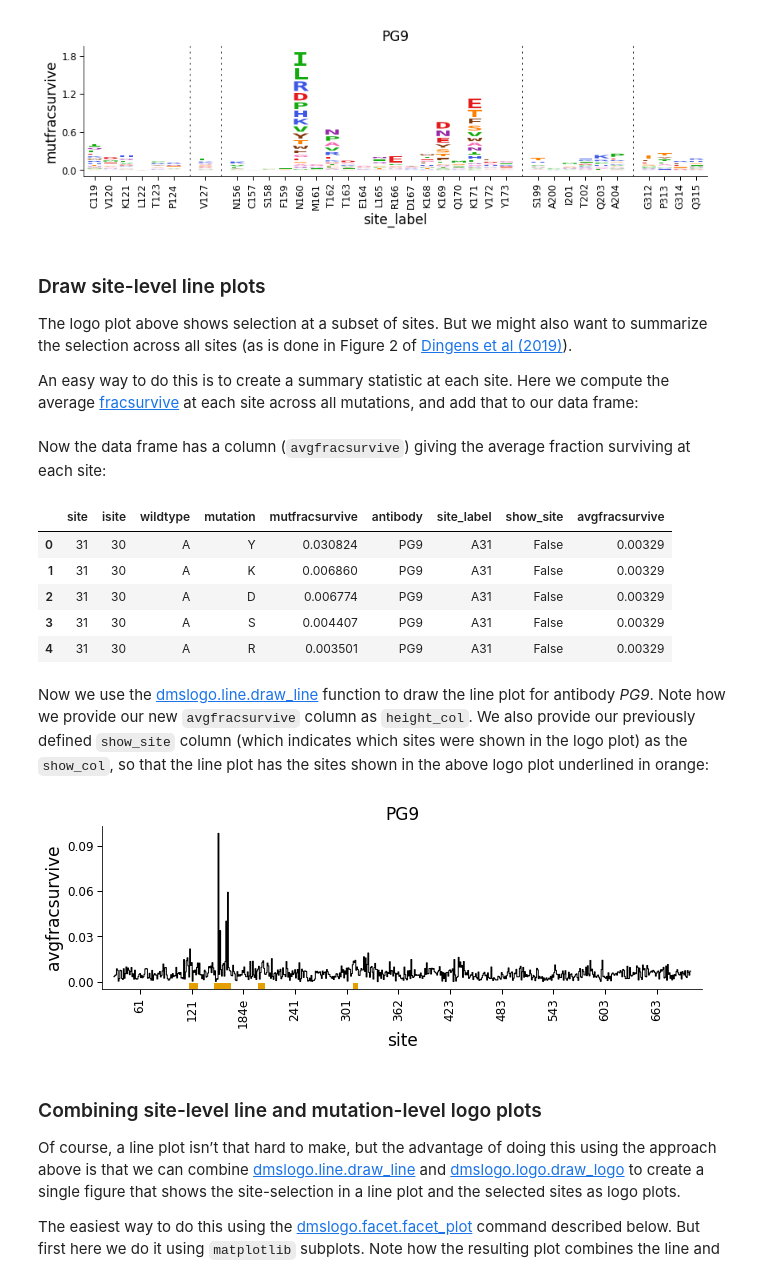
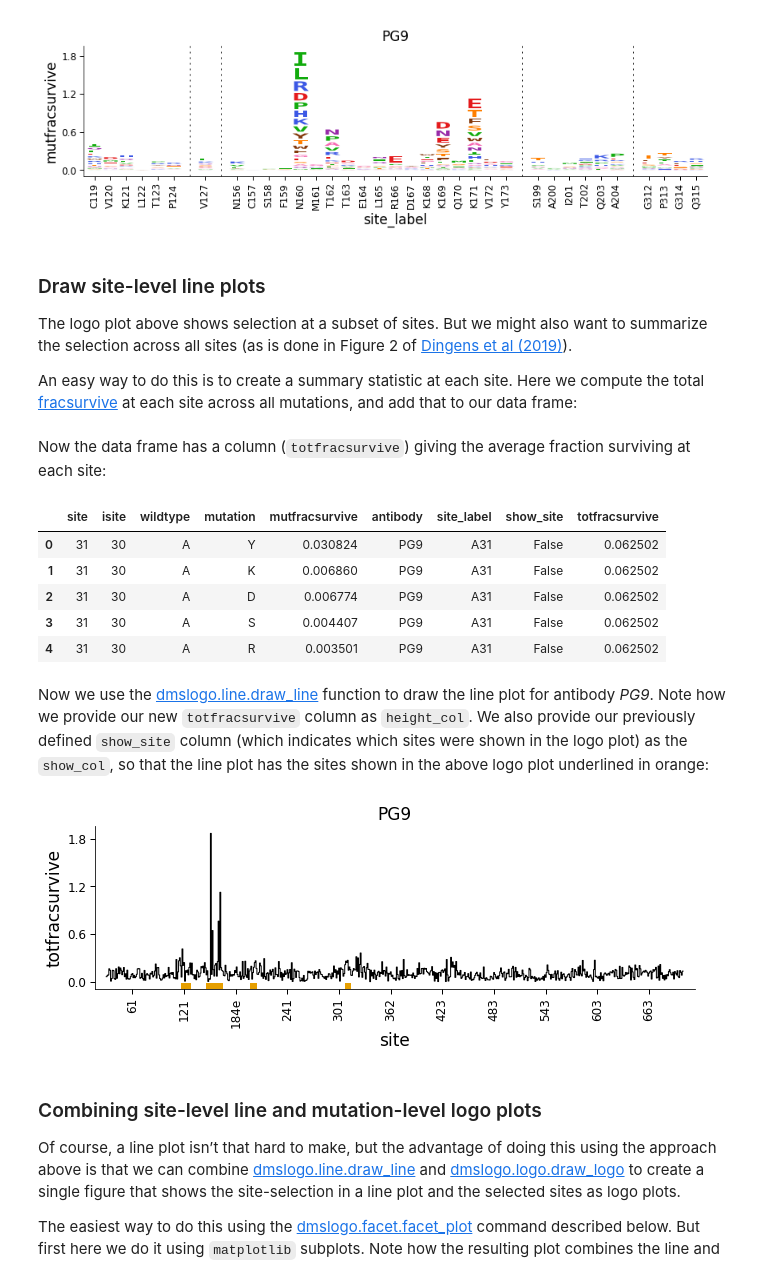
Before and after one commit to jbloomlab/dmslogo, a Jupyter notebook: notebooks/basic_example.ipynb, the cells around one changed output. Saved outputs shown, nothing was run; the diff lists cells and outputs as text; code cells hidden in the pictures.

```diff
--- a/notebooks/basic_example.ipynb
+++ b/notebooks/basic_example.ipynb
@@ -378,53 +378,44 @@ fig, ax = dmslogo.draw_logo(data_hiv.query('antibody == "PG9"').query('show_site
 # %% [markdown]
 ### Draw site-level line plots
 
-The logo plot above shows selection at a subset of sites. But we might
-also want to summarize the selection across all sites (as is done in
-Figure 2 of [Dingens et al
-(2019)](https://doi.org/10.1016/j.immuni.2018.12.017)).
+The logo plot above shows selection at a subset of sites. But we might also want to summarize the selection across all sites (as is done in Figure 2 of [Dingens et al (2019)](https://doi.org/10.1016/j.immuni.2018.12.017)).
 
 An easy way to do this is to create a summary statistic at each site.
-Here we compute the average
-[fracsurvive](https://jbloomlab.github.io/dms_tools2/dms_tools2.fracsurvive.html)
-at each site across all mutations, and add that to our data frame:
+Here we compute the total [fracsurvive](https://jbloomlab.github.io/dms_tools2/dms_tools2.fracsurvive.html) at each site across all mutations, and add that to our data frame:
 # %%
 data_hiv = (
     data_hiv
     .query('mutation != wildtype') # only care about mutations; get rid of wildtype values
-    .assign(avgfracsurvive=lambda x: x.groupby(['antibody', 'site'])
+    .assign(totfracsurvive=lambda x: x.groupby(['antibody', 'site'])
                                         ['mutfracsurvive']
-                                        .transform('mean')
+                                        .transform('sum')
             )
     )
 # %% [markdown]
-Now the data frame has a column (`avgfracsurvive`) giving the average
-fraction surviving at each site:
+Now the data frame has a column (`totfracsurvive`) giving the average fraction surviving at each site:
 # %%
 data_hiv.head(n=5)
 # %% [output]
-|  | site | isite | wildtype | mutation | mutfracsurvive | antibody | site_label | show_site | avgfracsurvive |
-| 0 | 31 | 30 | A | Y | 0.030824 | PG9 | A31 | False | 0.00329 |
-| 1 | 31 | 30 | A | K | 0.006860 | PG9 | A31 | False | 0.00329 |
-| 2 | 31 | 30 | A | D | 0.006774 | PG9 | A31 | False | 0.00329 |
-| 3 | 31 | 30 | A | S | 0.004407 | PG9 | A31 | False | 0.00329 |
-| 4 | 31 | 30 | A | R | 0.003501 | PG9 | A31 | False | 0.00329 |
+|  | site | isite | wildtype | mutation | mutfracsurvive | antibody | site_label | show_site | totfracsurvive |
+| 0 | 31 | 30 | A | Y | 0.030824 | PG9 | A31 | False | 0.062502 |
+| 1 | 31 | 30 | A | K | 0.006860 | PG9 | A31 | False | 0.062502 |
+| 2 | 31 | 30 | A | D | 0.006774 | PG9 | A31 | False | 0.062502 |
+| 3 | 31 | 30 | A | S | 0.004407 | PG9 | A31 | False | 0.062502 |
+| 4 | 31 | 30 | A | R | 0.003501 | PG9 | A31 | False | 0.062502 |
 # %% [markdown]
-Now we use the [dmslogo.line.draw_line](https://jbloomlab.github.io/dmslogo/dmslogo.line.html#dmslogo.line.draw_line) function to draw the line plot for
-antibody *PG9*. Note how we provide our new `avgfracsurvive` column as
-`height_col`. We also provide our previously defined `show_site`
-column (which indicates which sites were shown in the logo plot) as the
-`show_col`, so that the line plot has the sites shown in the above
-logo plot underlined in orange:
+Now we use the [dmslogo.line.draw_line](https://jbloomlab.github.io/dmslogo/dmslogo.line.html#dmslogo.line.draw_line) function to draw the line plot for antibody *PG9*.
+Note how we provide our new `totfracsurvive` column as `height_col`.
+We also provide our previously defined `show_site` column (which indicates which sites were shown in the logo plot) as the `show_col`, so that the line plot has the sites shown in the above logo plot underlined in orange:
 # %%
 fig, ax = dmslogo.draw_line(data_hiv.query('antibody == "PG9"'),
                             x_col='isite',
-                            height_col='avgfracsurvive',
+                            height_col='totfracsurvive',
                             xtick_col='site',
                             show_col='show_site',
                             title='PG9',
                             widthscale=2)
 # %% [output]
-[figure, old version]
+[figure, new version]
 # %% [markdown]
 ### Combining site-level line and mutation-level logo plots
 Of course, a line plot isn’t that hard to make, but the advantage of
```
Also changed, not shown: parts of 3 cells of this notebook, 3 other files.
